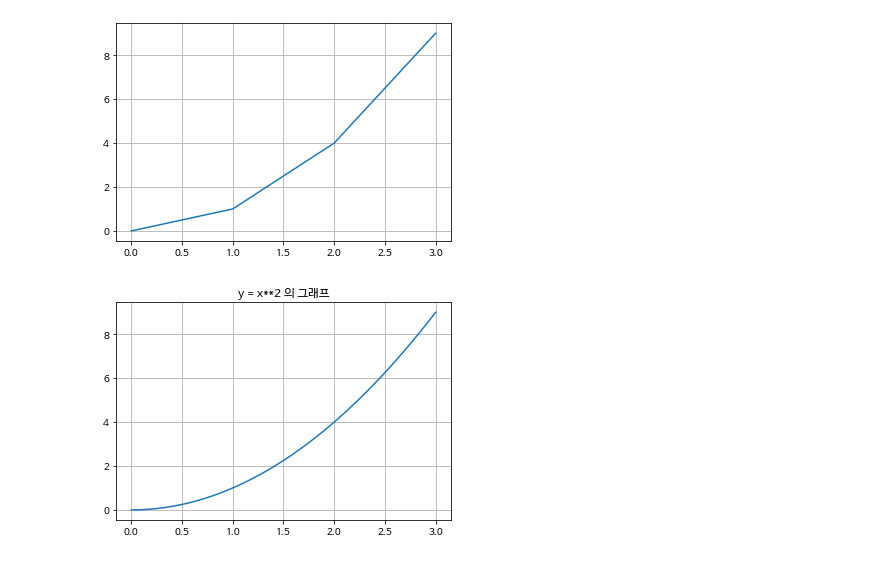
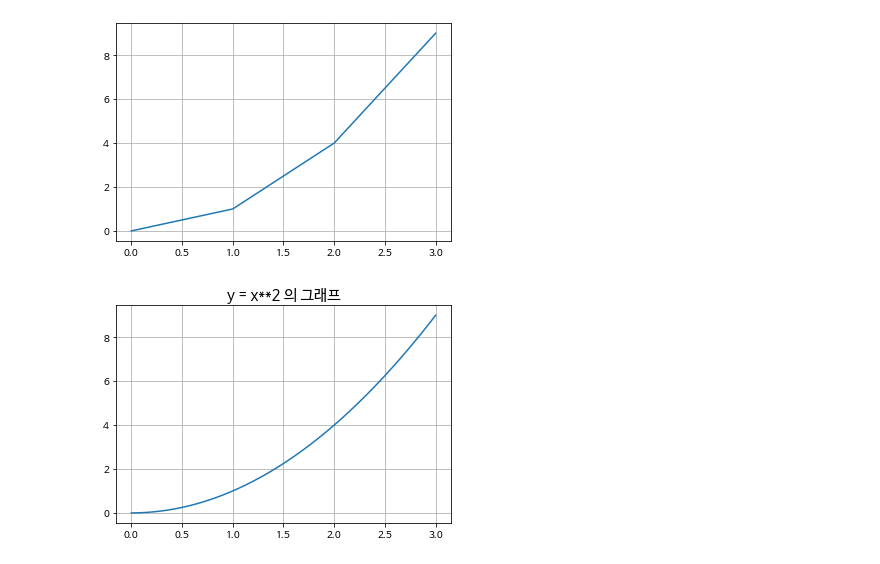
Before and after one commit to ckiekim/JeonjuICT, a Jupyter notebook: 32_다양한_플롯.ipynb, the cells around one changed output. Drawn from its saved outputs; the diff is of its cells as text; code cells hidden in the pictures.

```diff
--- a/32_다양한_플롯.ipynb
+++ b/32_다양한_플롯.ipynb
@@ -31,9 +31,9 @@ plt.show()
 # %%
 xs = np.arange(0,3.01,0.01)
 ys = xs * xs
 plt.plot(xs, ys)
-plt.title('y = x**2 의 그래프')
+plt.title('y = x**2 의 그래프', fontsize=15)
 plt.grid()
 plt.show()
 # %% [output]
-[figure, old version]
+[figure, new version]
```
Also changed, not shown: parts of 35 cells of this notebook.
